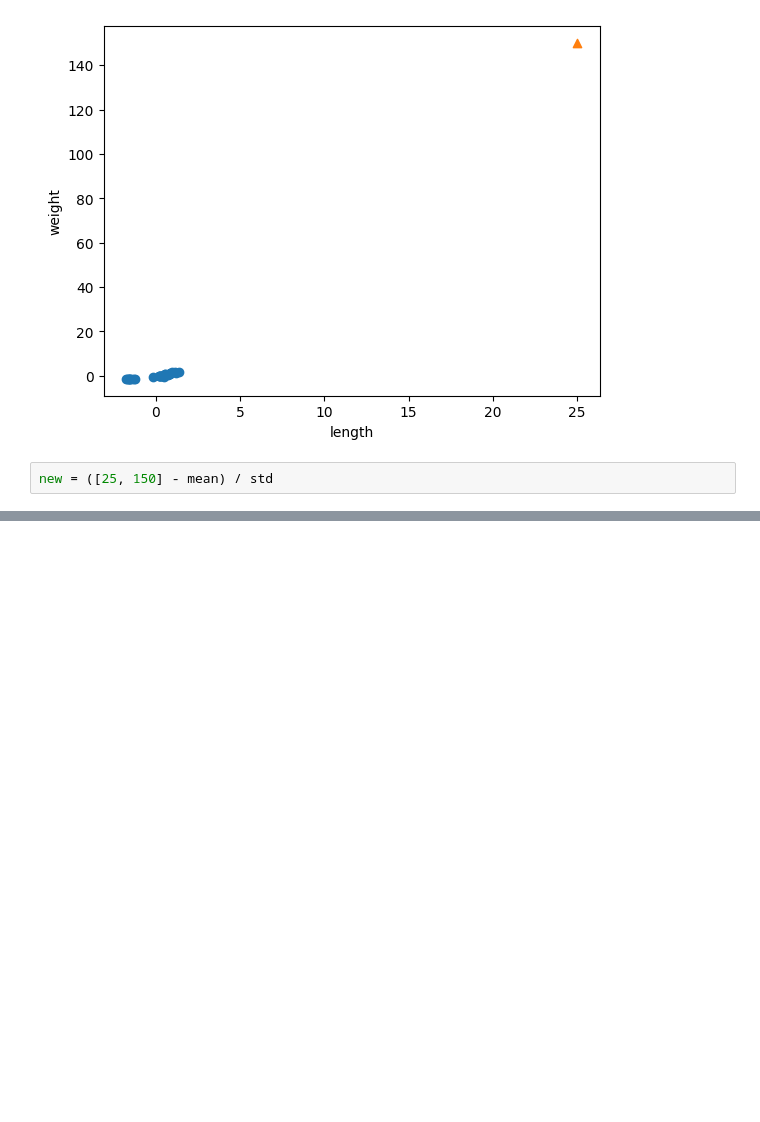
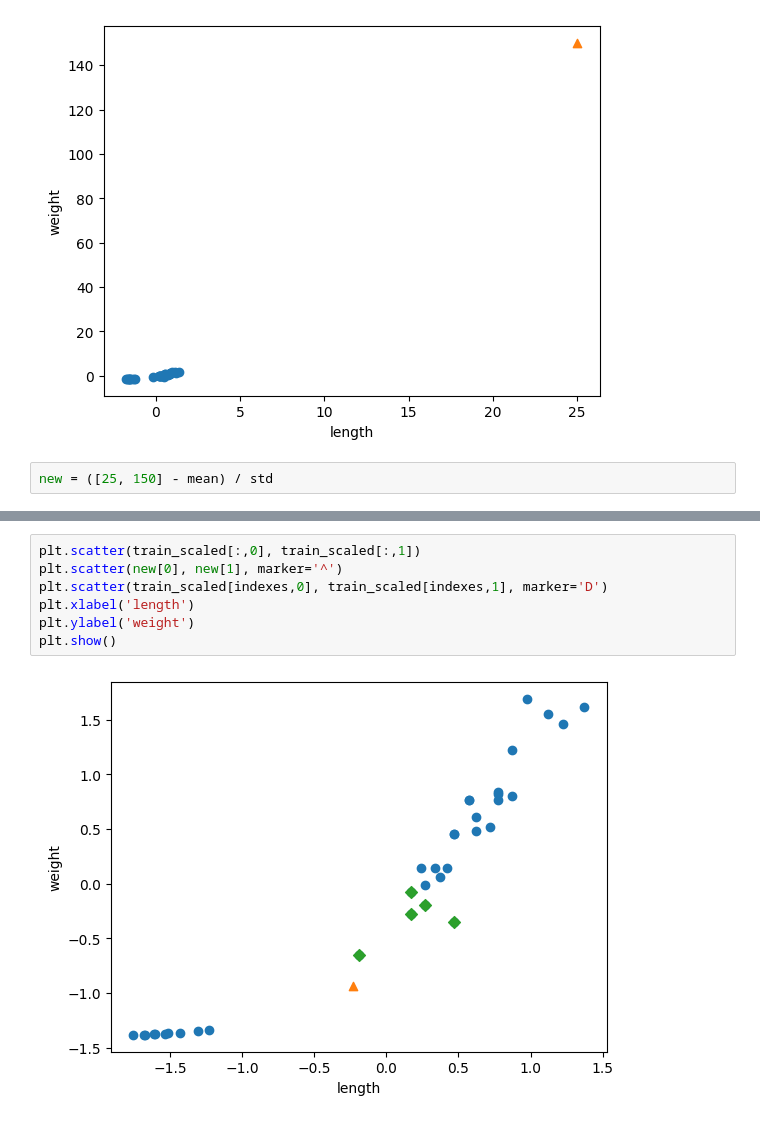
Before and after one commit to klklgooa/MachineLearning, a Jupyter notebook: 2_2.ipynb, the cells around one changed output, grey strips where cells are left out. Drawn from its saved outputs; the diff is of its cells as text; blank space fills up the shorter version.

```diff
--- a/2_2.ipynb
+++ b/2_2.ipynb
@@ -153,0 +166,9 @@ print
+# %%
+plt.scatter(train_scaled[:,0], train_scaled[:,1])
+plt.scatter(new[0], new[1], marker='^')
+plt.scatter(train_scaled[indexes,0], train_scaled[indexes,1], marker='D')
+plt.xlabel('length')
+plt.ylabel('weight')
+plt.show()
+# %% [output]
+[figure, added]
```
Also changed, not shown: parts of 9 cells of this notebook.
